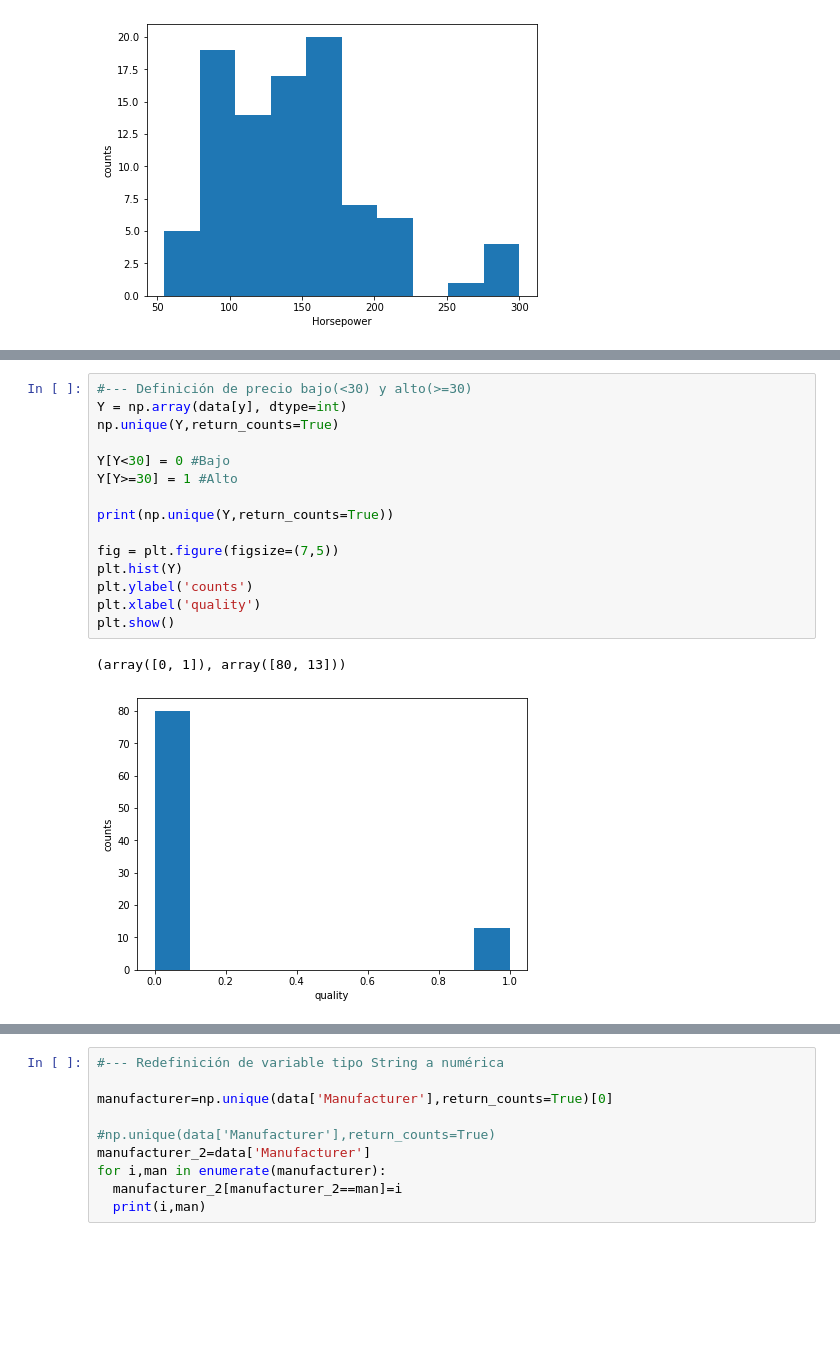
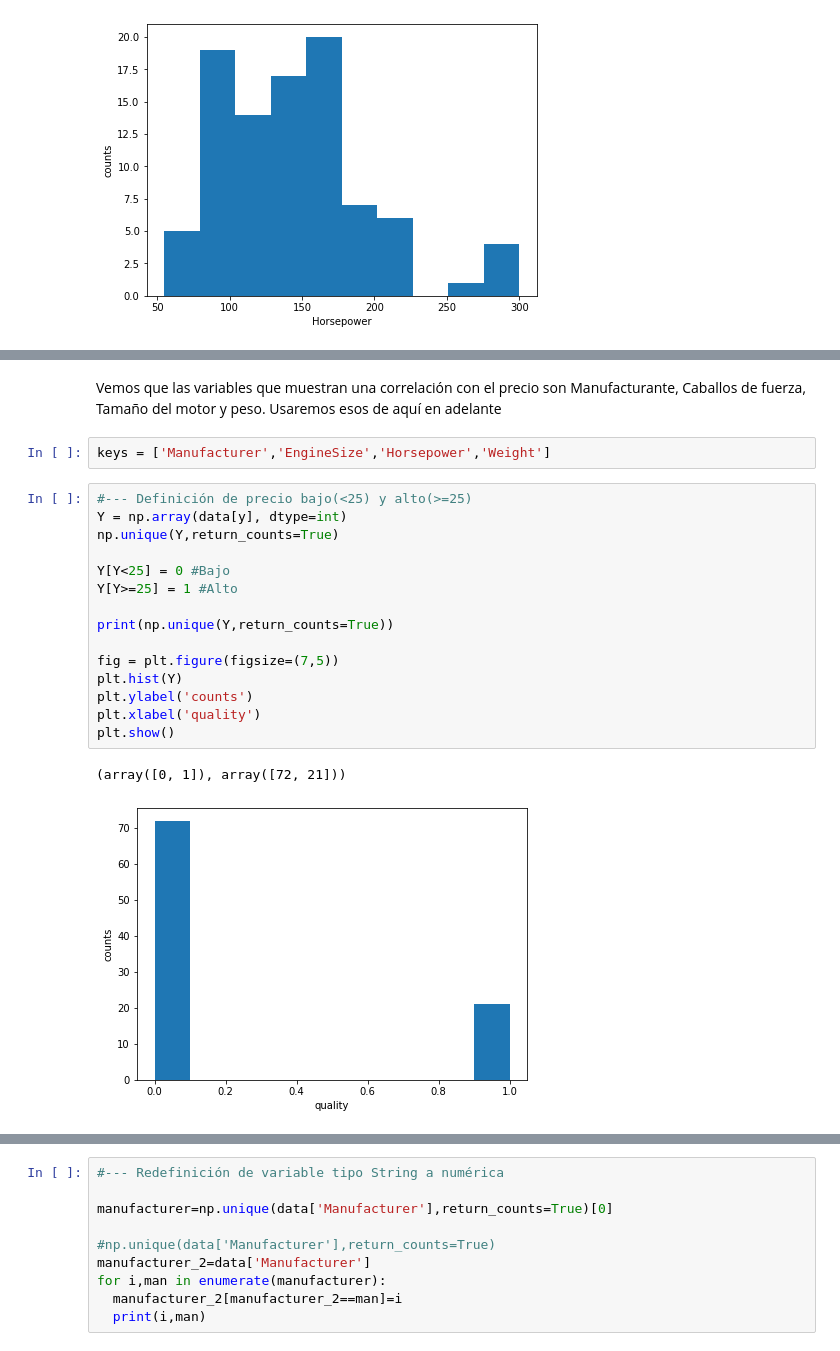
Before and after one commit to mvgarcia/GarciaValentina_RECV_Entrega2, a Jupyter notebook: GarciaValentina_RECV_Entrega2.ipynb, the cells around one changed output, grey strips where cells are left out. Saved outputs shown, nothing was run; the diff lists cells and outputs as text; blank space fills up the shorter version.

```diff
--- a/GarciaValentina_RECV_Entrega2.ipynb
+++ b/GarciaValentina_RECV_Entrega2.ipynb
@@ -106,21 +110,25 @@ for k in keys:
+# %% [markdown]
+Vemos que las variables que muestran una correlación con el precio son Manufacturante, Caballos de fuerza, Tamaño del motor y peso. Usaremos esos de aquí en adelante
+# %%
+keys = ['Manufacturer','EngineSize','Horsepower','Weight']
 # %%
-#--- Definición de precio bajo(<30) y alto(>=30)
+#--- Definición de precio bajo(<25) y alto(>=25)
 Y = np.array(data[y], dtype=int)
 np.unique(Y,return_counts=True)
 
-Y[Y<30] = 0 #Bajo
-Y[Y>=30] = 1 #Alto
+Y[Y<25] = 0 #Bajo
+Y[Y>=25] = 1 #Alto
 
 print(np.unique(Y,return_counts=True))
 
 fig = plt.figure(figsize=(7,5))
 plt.hist(Y)
 plt.ylabel('counts')
 plt.xlabel('quality')
 plt.show()
 # %% [output]
-(array([0, 1]), array([80, 13]))
+(array([0, 1]), array([72, 21]))
-[figure, old version]
+[figure, new version]
 # %%
 #--- Clasificación Visual pt.2
 for k in keys:
```
Also changed, not shown: parts of 14 cells of this notebook.
